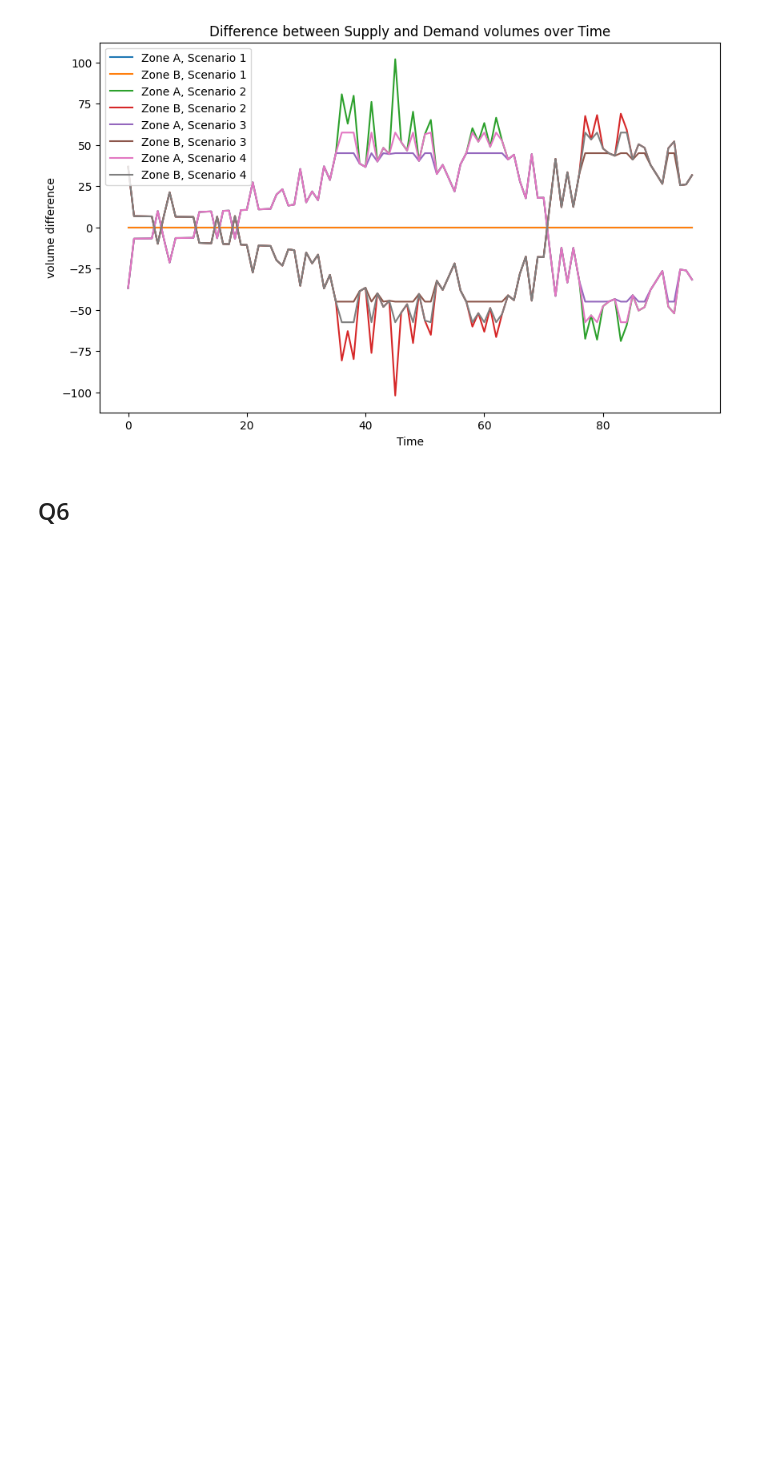
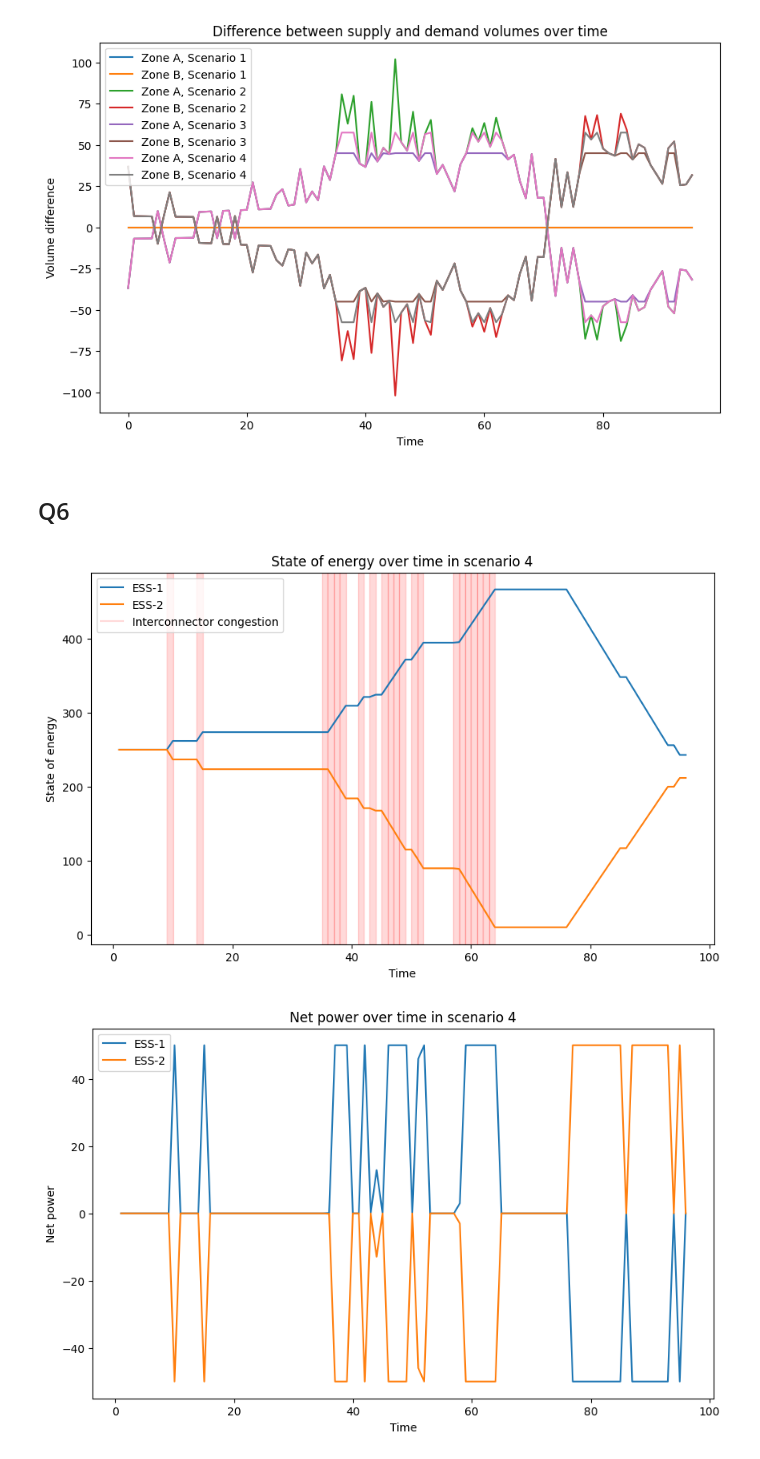
Before and after one commit to zeskeertwee/5XWA0_assignment2, a Jupyter notebook: main.ipynb, the cells around one changed output. Drawn from its saved outputs; the diff is of its cells as text; code cells hidden in the pictures; blank space fills up the shorter version.

```diff
--- a/main.ipynb
+++ b/main.ipynb
@@ -346,3 +346,59 @@ Maximum electricity price in zone B for scenario 4: 92.6
 [figure]
 # %% [markdown]
 ## Q6
+# %%
+# state-of-enrgy flow and net power of the two ESS over time for scenario 4
+
+# solve model
+solver = pyomo.SolverFactory('gurobi')
+state_of_energy_results = {}
+discharging_results = {}
+charging_results = {}
+
+model.Fmax = 180
+model.K[0] = 50
+model.K[1] = 50
+
+solver.solve(model)
+state_of_energy_results = { z: {t: pyomo.value(model.SOE[z,t]) for t in model.T} for z in model.Z }
+discharging_results = { z: {t: pyomo.value(model.P_dis[z,t]) for t in model.T} for z in model.Z }
+charging_results= { z: {t: pyomo.value(model.P_ch[z,t]) for t in model.T} for z in model.Z }
+
+
+# plot state-of-energy
+#define mapping of zone index to name
+zone_name = {
+    0: "ESS-1",
+    1: "ESS-2"
+}
+
+# boolean to determine congestion of the interconnector
+net = { z: [charging_results[z][t] - discharging_results[z][t] for t in model.T ] for z in model.Z }
+congestion = [x > 1e-6 for x in net[0]]
+
+plt.figure(figsize=(10,6))
+for z in model.Z:
+    plt.plot(list(model.T),[state_of_energy_results[z][t] for t in model.T], label=f"{zone_name[z]}")
+for i, t in enumerate(model.T):
+    if congestion[i] > 1e-6:
+        plt.axvspan(t-1 , t  , color='red', alpha=0.15)
+plt.xlabel('Time')
+plt.ylabel('State of energy')
+plt.title('State of energy over time in scenario 4')
+plt.plot([], []  , color='red', alpha=0.15, label = 'Interconnector congestion')
+plt.legend()
+plt.show()
+
+# plot net power
+
+plt.figure(figsize=(10,6))
+for z in model.Z:
+    plt.plot(list(model.T),net[z], label=f"{zone_name[z]}")
+plt.xlabel('Time')
+plt.ylabel('Net power')
+plt.title('Net power over time in scenario 4')
+plt.legend()
+plt.show()
+# %% [output]
+[figure, added]
+[figure, added]
```
Also changed, not shown: parts of 2 cells of this notebook.
